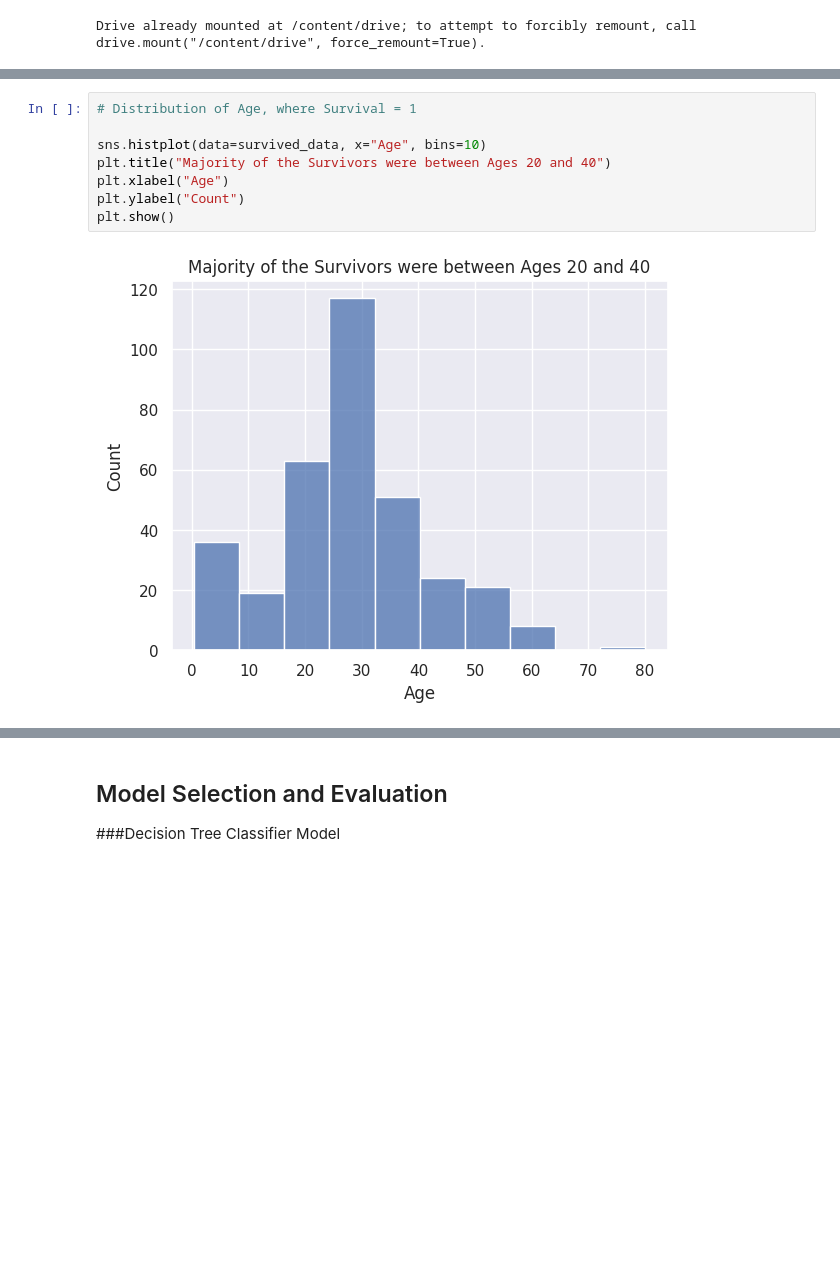
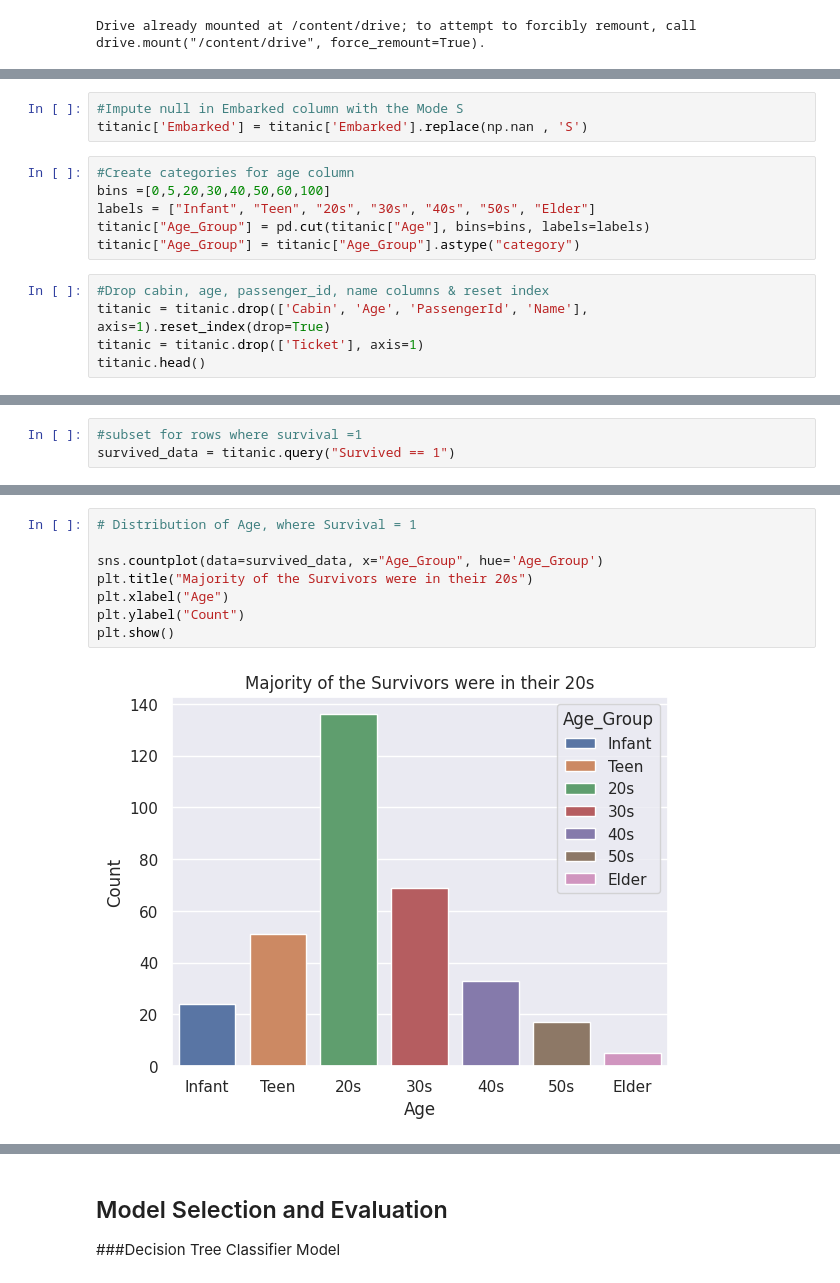
Before and after one commit to mwang-cmn/Titanic-Survivor-Prediction-in-Python, a Jupyter notebook: Titanic_Disaster_Prediction_Survival_Rate.ipynb, the cells around one changed output, grey strips where cells are left out. Cells and saved outputs as stored; diff of their text form; blank space fills up the shorter version.

```diff
--- a/Titanic_Disaster_Prediction_Survival_Rate.ipynb
+++ b/Titanic_Disaster_Prediction_Survival_Rate.ipynb
@@ -251,0 +87,14 @@ survived_data = titanic_data.query("Survived == 1")
+# %%
+#Impute null in Embarked column with the Mode S
+titanic['Embarked'] = titanic['Embarked'].replace(np.nan , 'S')
+# %%
+#Create categories for age column
+bins =[0,5,20,30,40,50,60,100]
+labels = ["Infant", "Teen", "20s", "30s", "40s", "50s", "Elder"]
+titanic["Age_Group"] = pd.cut(titanic["Age"], bins=bins, labels=labels)
+titanic["Age_Group"] = titanic["Age_Group"].astype("category")
+# %%
+#Drop cabin, age, passenger_id, name columns & reset index
+titanic = titanic.drop(['Cabin', 'Age', 'PassengerId', 'Name'], axis=1).reset_index(drop=True)
+titanic = titanic.drop(['Ticket'], axis=1)
+titanic.head()
@@ -252,3 +145,6 @@ survived_data = titanic_data.query("Survived == 1")
+# %%
+#subset for rows where survival =1
+survived_data = titanic.query("Survived == 1")
 # %%
 # plot distribution of Survivors by sex
 print(survived_data['Sex'].value_counts(normalize=True))
@@ -266,10 +162,10 @@ Name: proportion, dtype: float64
 # %%
 # Distribution of Age, where Survival = 1
 
-sns.histplot(data=survived_data, x="Age", bins=10)
-plt.title("Majority of the Survivors were between Ages 20 and 40")
+sns.countplot(data=survived_data, x="Age_Group", hue='Age_Group')
+plt.title("Majority of the Survivors were in their 20s")
 plt.xlabel("Age")
 plt.ylabel("Count")
 plt.show()
 # %% [output]
-[figure, old version]
+[figure, new version]
```
Also changed, not shown: parts of 54 cells of this notebook.
